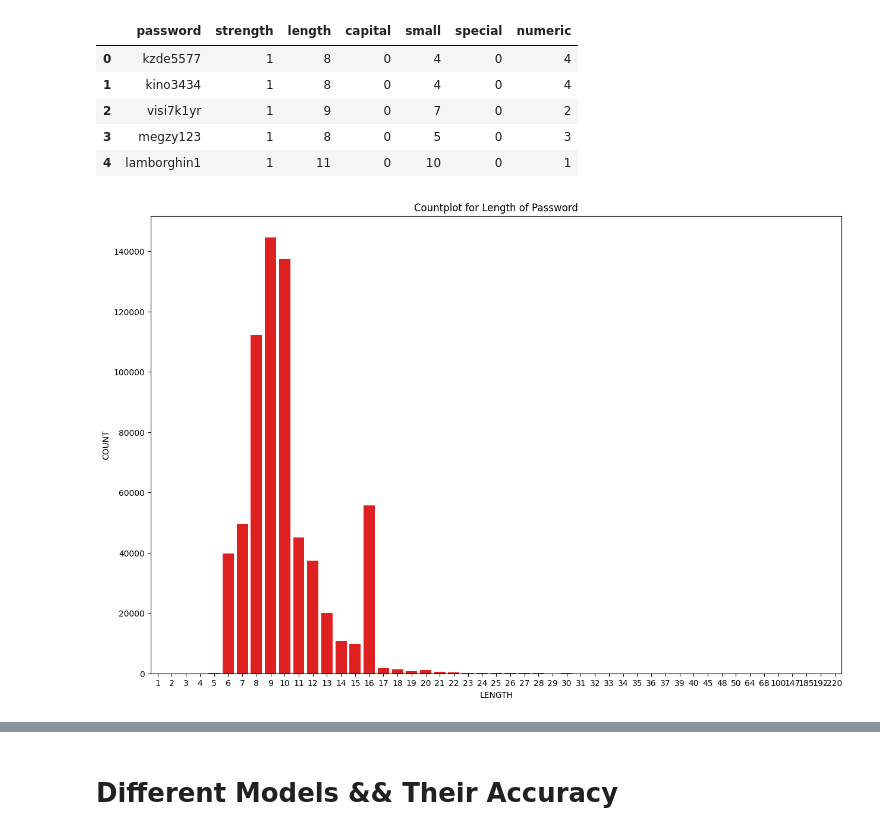
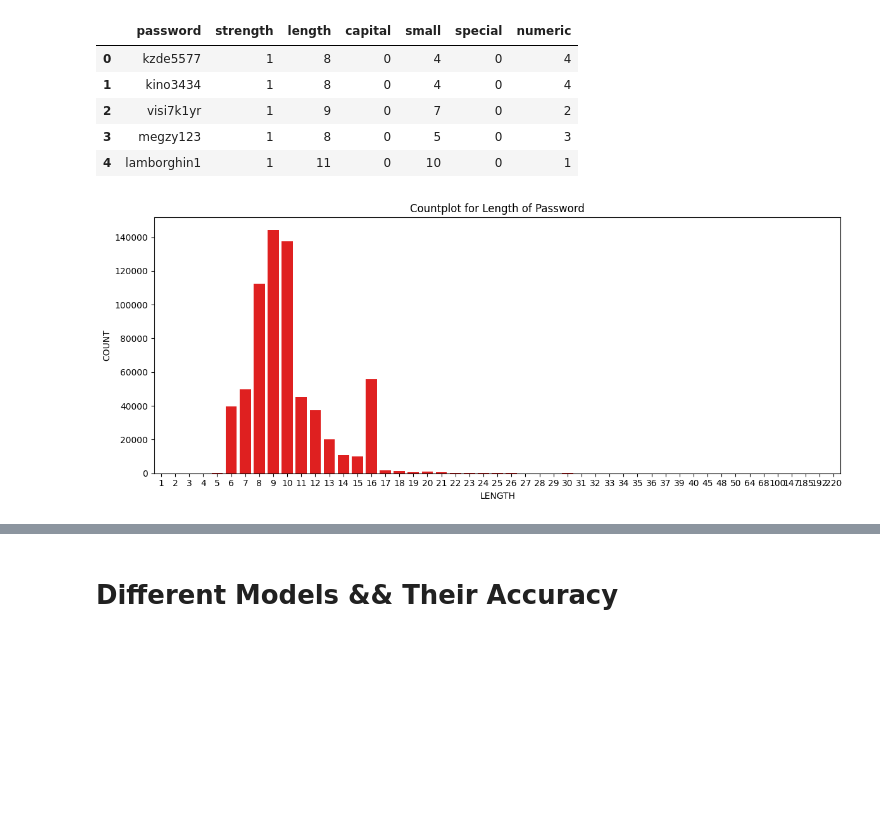
Before and after one commit to jamshed20/Password-Strength_using-NLP, a Jupyter notebook: Password Strength Prediction.ipynb, the cells around one changed output, grey strips where cells are left out. Cells and saved outputs as stored; diff of their text form; code cells hidden in the pictures; blank space fills up the shorter version.

```diff
--- a/Password Strength Prediction.ipynb
+++ b/Password Strength Prediction.ipynb
@@ -175,12 +175,13 @@ data.head()
 | 3 | megzy123 | 1 | 8 | 0 | 5 | 0 | 3 |
 | 4 | lamborghin1 | 1 | 11 | 0 | 10 | 0 | 1 |
 # %%
-plt.figure(figsize=(15,10))
+plt.figure(figsize=(12,5))
 sns.countplot(x=data['length'],color='red')
 plt.title('Countplot for Length of Password')
 plt.xlabel('LENGTH')
 plt.ylabel('COUNT')
+plt.tight_layout()
 plt.show()
 # %% [output]
-[figure, old version]
+[figure, new version]
 # %%
```
Also changed, not shown: parts of 28 cells of this notebook.
